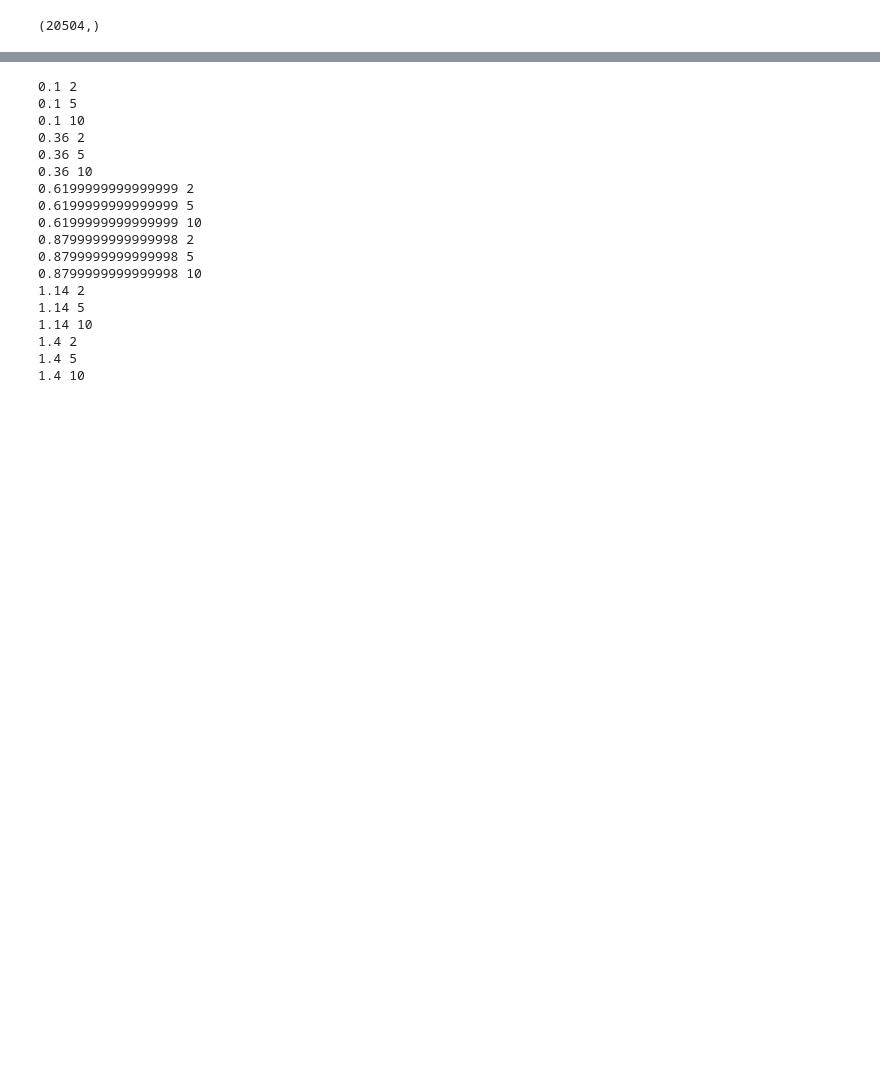
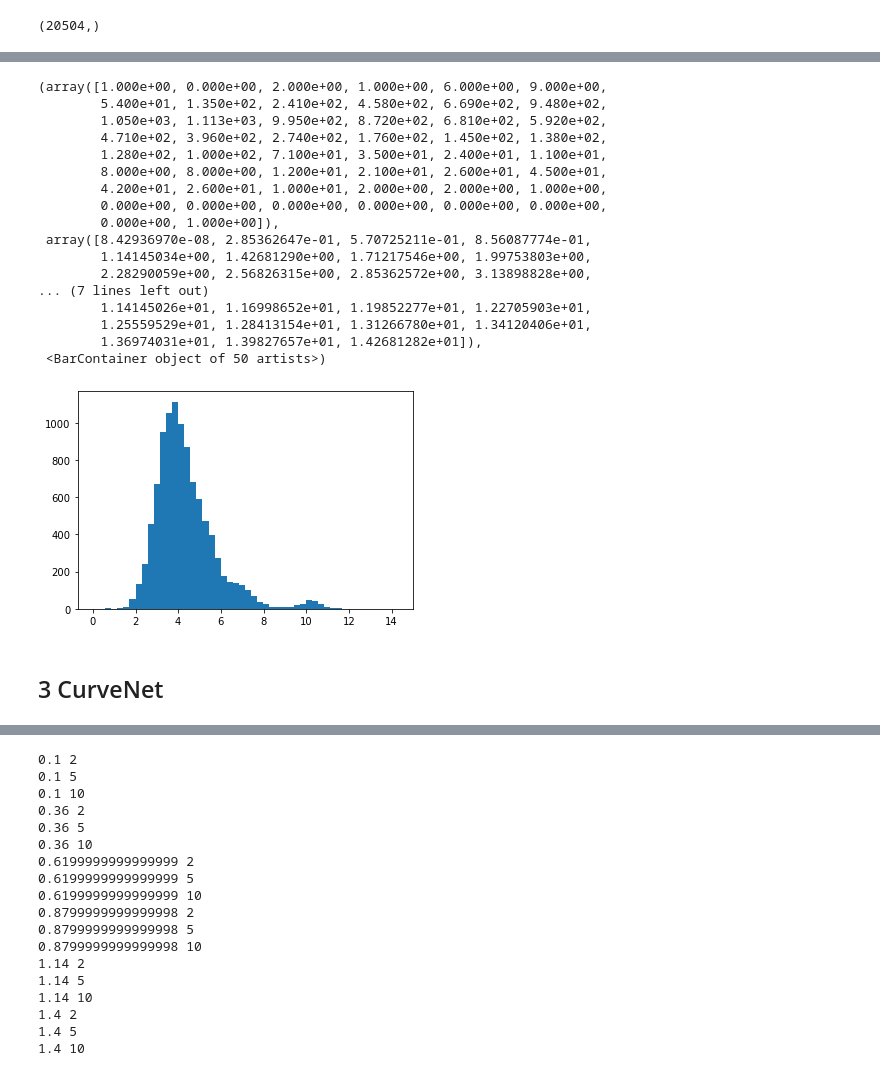
Before and after one commit to dptrsa-300/pss, a Jupyter notebook: Models.ipynb, the cells around one changed output, grey strips where cells are left out. Drawn from its saved outputs; the diff is of its cells as text; code cells hidden in the pictures; blank space fills up the shorter version.

```diff
--- a/Models.ipynb
+++ b/Models.ipynb
@@ -399,0 +449,23 @@ len(missing_deepfold_mask)
+# %%
+plt.hist(ed_flatten, bins=50)
+# %% [output]
+(array([1.000e+00, 0.000e+00, 2.000e+00, 1.000e+00, 6.000e+00, 9.000e+00,
+        5.400e+01, 1.350e+02, 2.410e+02, 4.580e+02, 6.690e+02, 9.480e+02,
+        1.050e+03, 1.113e+03, 9.950e+02, 8.720e+02, 6.810e+02, 5.920e+02,
+        4.710e+02, 3.960e+02, 2.740e+02, 1.760e+02, 1.450e+02, 1.380e+02,
+        1.280e+02, 1.000e+02, 7.100e+01, 3.500e+01, 2.400e+01, 1.100e+01,
+        8.000e+00, 8.000e+00, 1.200e+01, 2.100e+01, 2.600e+01, 4.500e+01,
+        4.200e+01, 2.600e+01, 1.000e+01, 2.000e+00, 2.000e+00, 1.000e+00,
+        0.000e+00, 0.000e+00, 0.000e+00, 0.000e+00, 0.000e+00, 0.000e+00,
+        0.000e+00, 1.000e+00]),
+ array([8.42936970e-08, 2.85362647e-01, 5.70725211e-01, 8.56087774e-01,
+        1.14145034e+00, 1.42681290e+00, 1.71217546e+00, 1.99753803e+00,
+        2.28290059e+00, 2.56826315e+00, 2.85362572e+00, 3.13898828e+00,
+... (7 lines left out)
+        1.14145026e+01, 1.16998652e+01, 1.19852277e+01, 1.22705903e+01,
+        1.25559529e+01, 1.28413154e+01, 1.31266780e+01, 1.34120406e+01,
+        1.36974031e+01, 1.39827657e+01, 1.42681282e+01]),
+ <BarContainer object of 50 artists>)
+[figure, added]
+# %% [markdown]
+## 3 CurveNet
```
Also changed, not shown: parts of 173 cells of this notebook, 2 other files.
